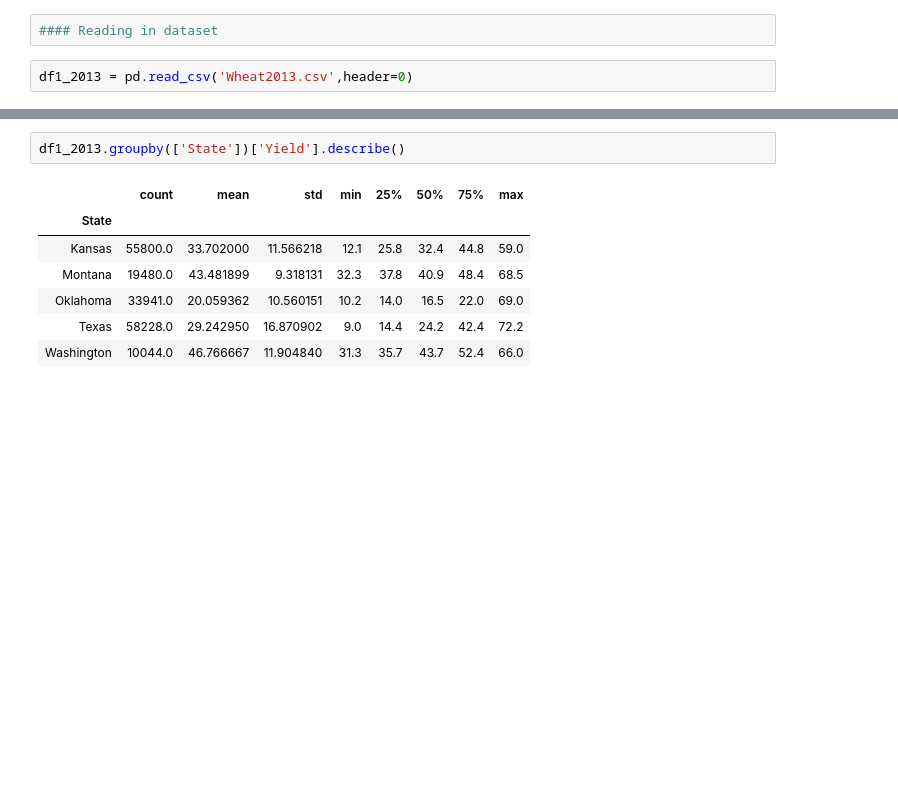
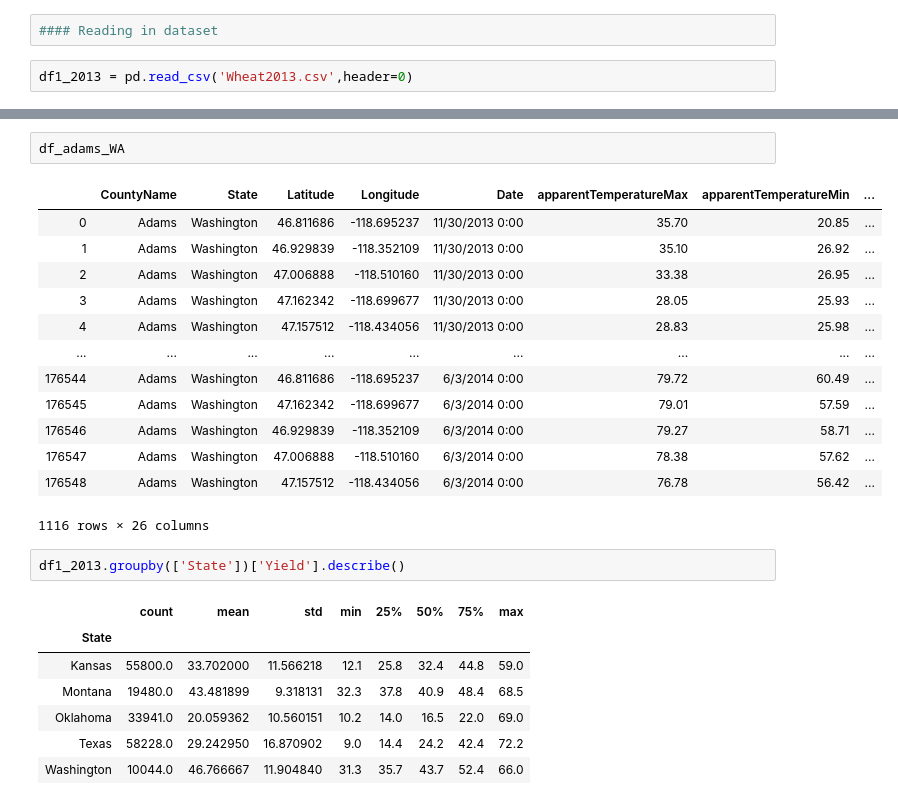
Before and after one commit to varsha2509/Springboard-DS, a Jupyter notebook: Capstone1/Idea1/Project1-Idea1.ipynb, the cells around one changed output, grey strips where cells are left out. Saved outputs shown, nothing was run; the diff lists cells and outputs as text; blank space fills up the shorter version.

```diff
--- a/Capstone1/Idea1/Project1-Idea1.ipynb
+++ b/Capstone1/Idea1/Project1-Idea1.ipynb
@@ -37,3 +43,19 @@ df1_2013.head(200)
+# %%
+df_adams_WA
+# %% [output]
+|  | CountyName | State | Latitude | Longitude | Date | apparentTemperatureMax | apparentTemperatureMin | ... |
+| 0 | Adams | Washington | 46.811686 | -118.695237 | 11/30/2013 0:00 | 35.70 | 20.85 | ... |
+| 1 | Adams | Washington | 46.929839 | -118.352109 | 11/30/2013 0:00 | 35.10 | 26.92 | ... |
+| 2 | Adams | Washington | 47.006888 | -118.510160 | 11/30/2013 0:00 | 33.38 | 26.95 | ... |
+| 3 | Adams | Washington | 47.162342 | -118.699677 | 11/30/2013 0:00 | 28.05 | 25.93 | ... |
+| 4 | Adams | Washington | 47.157512 | -118.434056 | 11/30/2013 0:00 | 28.83 | 25.98 | ... |
+| ... | ... | ... | ... | ... | ... | ... | ... | ... |
+| 176544 | Adams | Washington | 46.811686 | -118.695237 | 6/3/2014 0:00 | 79.72 | 60.49 | ... |
+| 176545 | Adams | Washington | 47.162342 | -118.699677 | 6/3/2014 0:00 | 79.01 | 57.59 | ... |
+| 176546 | Adams | Washington | 46.929839 | -118.352109 | 6/3/2014 0:00 | 79.27 | 58.71 | ... |
+| 176547 | Adams | Washington | 47.006888 | -118.510160 | 6/3/2014 0:00 | 78.38 | 57.62 | ... |
+| 176548 | Adams | Washington | 47.157512 | -118.434056 | 6/3/2014 0:00 | 76.78 | 56.42 | ... |
+1116 rows × 26 columns
 # %%
 df1_2013.groupby(['State'])['Yield'].describe()
 # %% [output]
```
Also changed, not shown: parts of 2 cells of this notebook.
